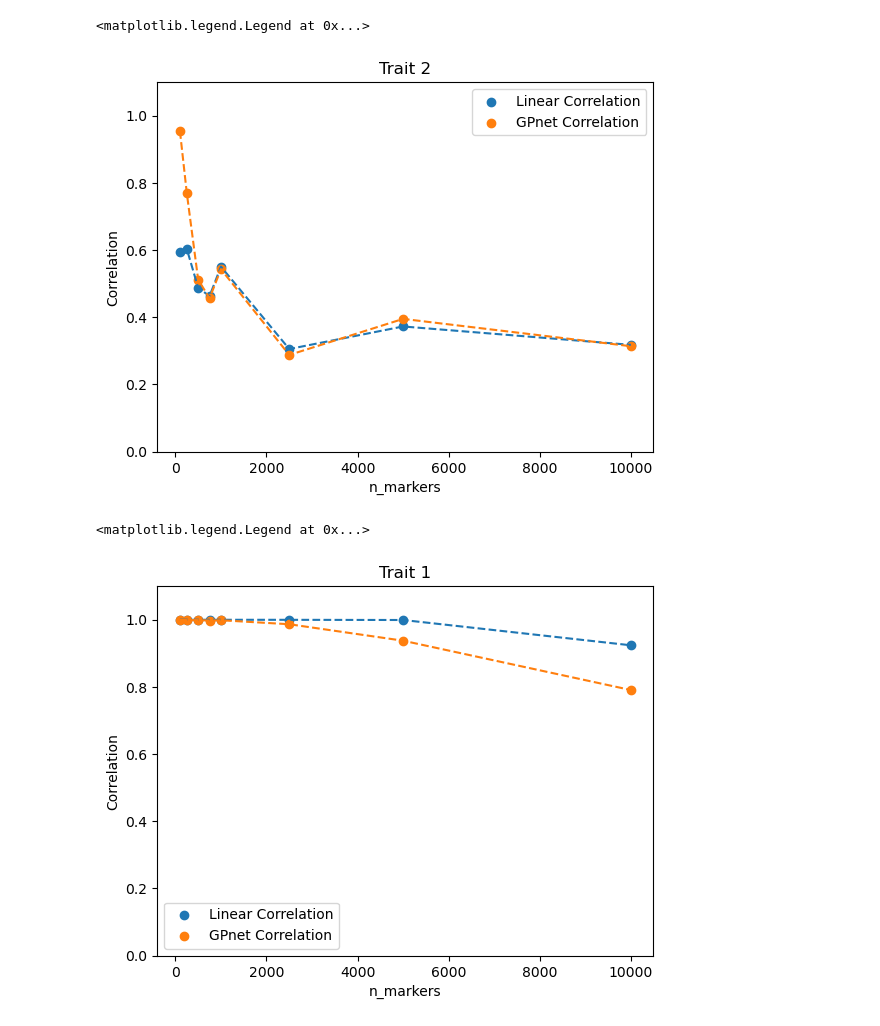
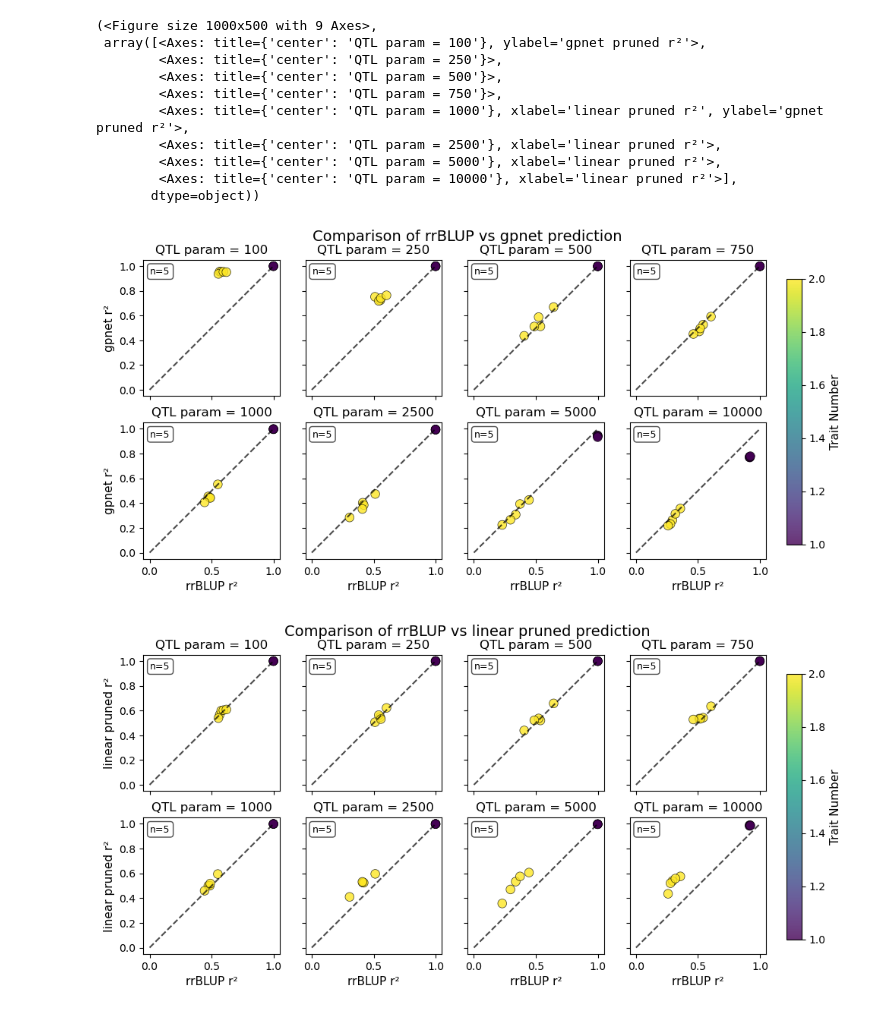
Before and after one commit to Arcadia-Science/2025-epistasis-dl-quantgen, a Jupyter notebook: workflow_sims/alphasimr_dilution/plot_models.ipynb, the cells around one changed output. Drawn from its saved outputs; the diff is of its cells as text; code cells hidden in the pictures.

Commit message:
packaged plotting into functions, automated, cleanup

```diff
--- a/workflow_sims/alphasimr_dilution/plot_models.ipynb
+++ b/workflow_sims/alphasimr_dilution/plot_models.ipynb
@@ -148,18 +97,18 @@ else:
 # %%
 linear_df.rename(columns={'pearson_corr_pheno_mean':'pearson_correlation'}, inplace=True)
 linear_df.rename(columns={'trait':'trait_number'}, inplace=True)
-neural_df.rename(columns={'pearson_correlation':'pearson_correlation'}, inplace=True)
 # %%
 def get_parameter_combinations(df1, df2):
     # Get all unique combinations from both dataframes
-    params1 = df1[['qtl_param', 'n_param', 'trait_number']].drop_duplicates()
-    params2 = df2[['qtl_param', 'n_param', 'trait_number']].drop_duplicates()
+    params1 = df1[['qtl_param', 'n_param', 'trait_number', 'rep']].drop_duplicates()
+    params2 = df2[['qtl_param', 'n_param', 'trait_number', 'rep']].drop_duplicates()
 
     # Find common combinations using merge
-    common_params = pd.merge(params1, params2, on=['qtl_param', 'n_param', 'trait_number'])
+    common_params = pd.merge(params1, params2, on=['qtl_param', 'n_param', 'trait_number', 'rep'])
 
     return common_params
-
-# Get common parameter combinations
-common_params = get_parameter_combinations(linear_df, neural_df)
+# %%
+common_params = get_parameter_combinations(linear_df, neural_df)
+common_params2 = get_parameter_combinations(linear_df, linear_fs_df)
+common_params3 = get_parameter_combinations(linear_fs_df, neural_fs_df)
 # %%
@@ -335,37 +153,4 @@ for i, trait in enumerate(unique_traits):
-# %%
-trait_data2 = comparison_df[comparison_df['trait_number'] == 2]
-trait_data2 = trait_data2.sort_values(by='qtl_param')
-
-qtl = plt.scatter(trait_data2['qtl_param'], trait_data2['linear_correlation'], label='Linear Correlation')
-neural = plt.scatter(trait_data2['qtl_param'], trait_data2['neural_correlation'], label='GPnet Correlation')
-
-plt.plot(trait_data2['qtl_param'], trait_data2['linear_correlation'], '--', color=qtl.get_facecolor()[0])
-plt.plot(trait_data2['qtl_param'], trait_data2['neural_correlation'], '--', color=neural.get_facecolor()[0])
-
-plt.title('Trait 2')
-plt.ylim(0,1.1)
-plt.xlabel('n_markers')
-plt.ylabel('Correlation')
-plt.legend()
-# %% [output]
-<matplotlib.legend.Legend at 0x...>
-[figure, removed]
-# %%
-trait_data1 = comparison_df[comparison_df['trait_number'] == 1]
-trait_data1 = trait_data1.sort_values(by='qtl_param')
-
-
-qtl = plt.scatter(trait_data1['qtl_param'], trait_data1['linear_correlation'], label='Linear Correlation')
-neural = plt.scatter(trait_data1['qtl_param'], trait_data1['neural_correlation'], label='GPnet Correlation')
-
-plt.plot(trait_data1['qtl_param'], trait_data1['linear_correlation'], '--', color=qtl.get_facecolor()[0])
-plt.plot(trait_data1['qtl_param'], trait_data1['neural_correlation'], '--', color=neural.get_facecolor()[0])
-
-plt.title('Trait 1')
-plt.ylim(0,1.1)
-plt.xlabel('n_markers')
-plt.ylabel('Correlation')
-plt.legend(loc='lower left')
-# %% [output]
-<matplotlib.legend.Legend at 0x...>
-[figure, removed]
+# %%
+comparison_df = generate_comparison_df(linear_df, neural_df, common_params)
+comparison_df2 = generate_comparison_df(linear_df, linear_fs_df, common_params2)
+comparison_df3 = generate_comparison_df(linear_fs_df, neural_fs_df, common_params3)
@@ -371,0 +231,17 @@ plt.legend(loc='lower left')
+# %%
+generate_comparison_plot(comparison_df, 'rrBLUP', 'gpnet')
+generate_comparison_plot(comparison_df2, 'rrBLUP', 'linear pruned')
+generate_comparison_plot(comparison_df3, 'linear pruned', 'gpnet pruned')
+# %% [output]
+(<Figure size 1000x500 with 9 Axes>,
+ array([<Axes: title={'center': 'QTL param = 100'}, ylabel='gpnet pruned r²'>,
+        <Axes: title={'center': 'QTL param = 250'}>,
+        <Axes: title={'center': 'QTL param = 500'}>,
+        <Axes: title={'center': 'QTL param = 750'}>,
+        <Axes: title={'center': 'QTL param = 1000'}, xlabel='linear pruned r²', ylabel='gpnet pruned r²'>,
+        <Axes: title={'center': 'QTL param = 2500'}, xlabel='linear pruned r²'>,
+        <Axes: title={'center': 'QTL param = 5000'}, xlabel='linear pruned r²'>,
+        <Axes: title={'center': 'QTL param = 10000'}, xlabel='linear pruned r²'>],
+       dtype=object))
+[figure, added]
+[figure, added]
```
Also changed, not shown: parts of 10 cells of this notebook, 1 other file.
